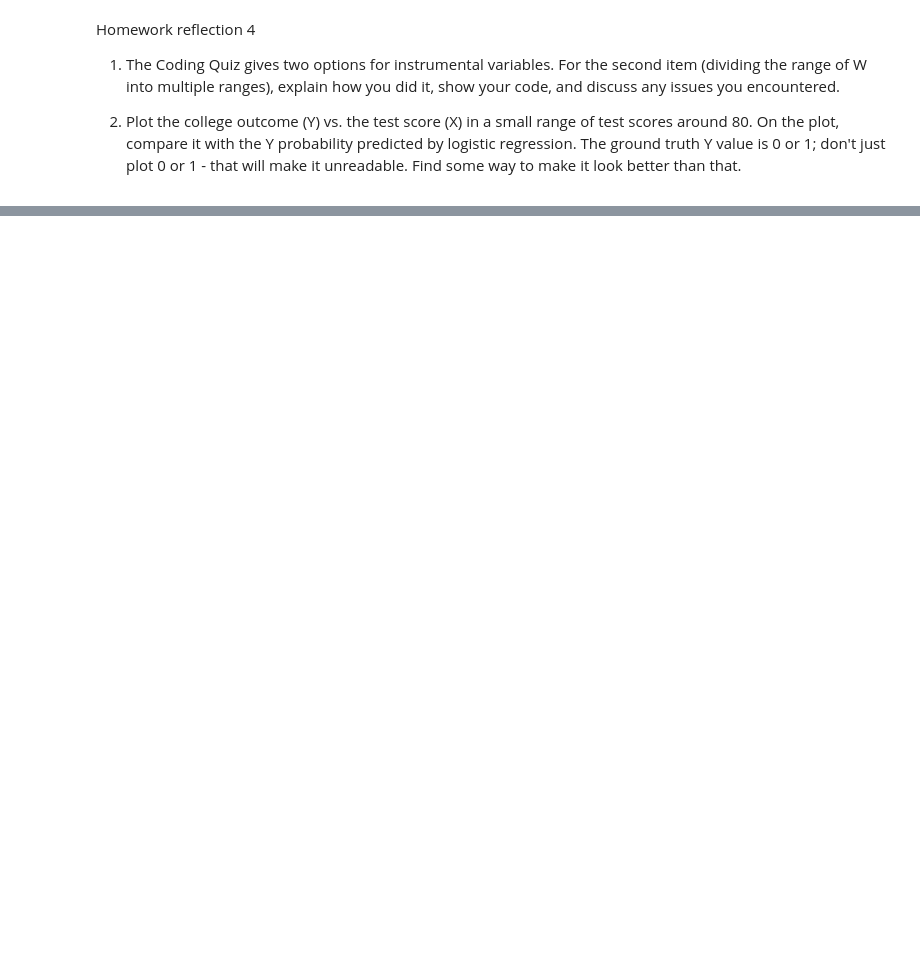
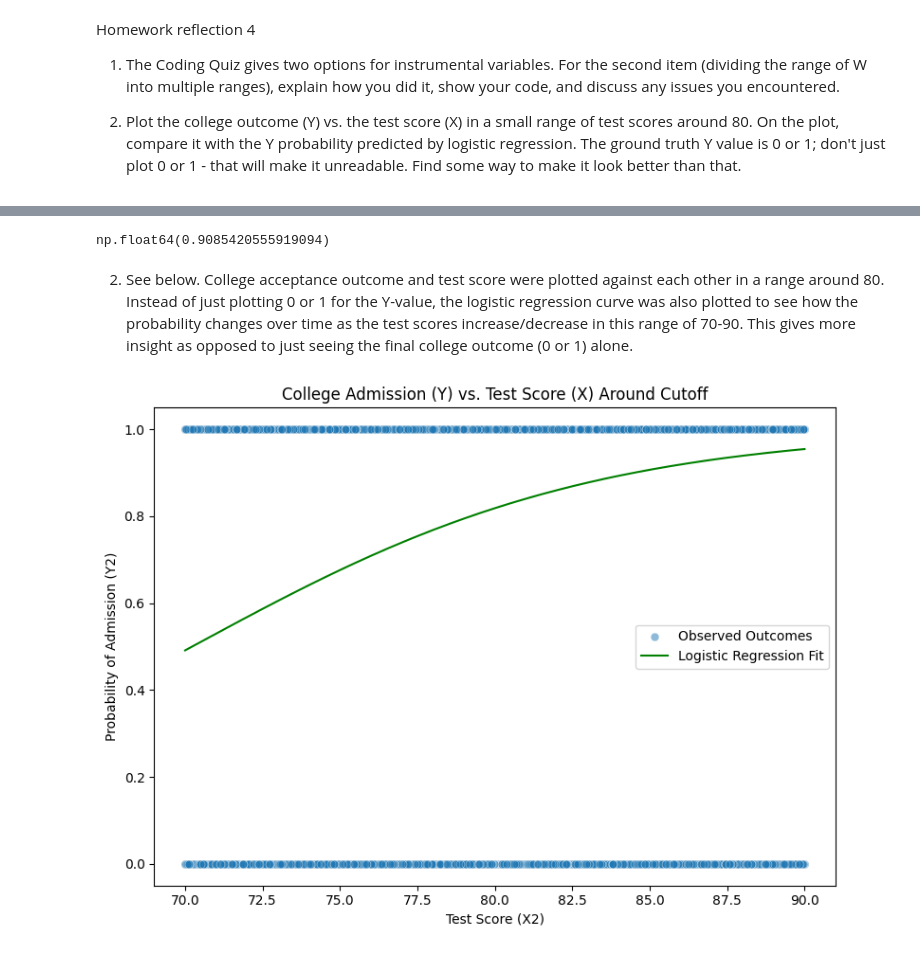
Before and after one commit to ericmach/DX702_Experimental_Design_and_Causality, a Jupyter notebook: Homework_Reflections_1-4_EM.ipynb, the cells around one changed output, grey strips where cells are left out. Cells and saved outputs as stored; diff of their text form; code cells hidden in the pictures; blank space fills up the shorter version.

```diff
--- a/Homework_Reflections_1-4_EM.ipynb
+++ b/Homework_Reflections_1-4_EM.ipynb
@@ -26,0 +82,62 @@ Homework reflection 4
+# %%
+import numpy as np
+import pandas as pd
+
+num_bins = 10
+df = pd.read_csv('homework_4.1.csv')
+df['W_bin'] = pd.cut(df['W'], bins=num_bins)
+
+effects = []
+
+for _, group in df.groupby('W_bin'):
+    mean_Y_Z1 = group[group['Z'] == 1]['Y'].mean()
+    mean_Y_Z0 = group[group['Z'] == 0]['Y'].mean()
+    mean_X_Z1 = group[group['Z'] == 1]['X'].mean()
+    mean_X_Z0 = group[group['Z'] == 0]['X'].mean()
+
+    delta_Y = mean_Y_Z1 - mean_Y_Z0
+    delta_X = mean_X_Z1 - mean_X_Z0
+
+    if np.isfinite(delta_Y) and np.isfinite(delta_X) and delta_X != 0:
+        effects.append(delta_Y / delta_X)
+
+average__effect = np.mean(effects)
+average__effect
+# %% [output]
+np.float64(0.9085420555919094)
+# %% [markdown]
+2. See below. College acceptance outcome and test score were plotted against each other in a range around 80. Instead of just plotting 0 or 1 for the Y-value, the logistic regression curve was also plotted to see how the probability changes over time as the test scores increase/decrease in this range of 70-90. This gives more insight as opposed to just seeing the final college outcome (0 or 1) alone.
+# %%
+import matplotlib.pyplot as plt
+import numpy as np
+import seaborn as sns
+from sklearn.linear_model import LogisticRegression
+
+df_a = pd.read_csv('homework_4.2.a.csv')
+df_b = pd.read_csv('homework_4.2.b.csv')
+
+# defining range of test scores around 80 +/- 10
+cutoff = 80
+band_width = 10
+df_b_band = df_b[(df_b['X2'] >= cutoff - band_width) & (df_b['X2'] <= cutoff + band_width)].copy()
+
+# logistic regression
+X_band = df_b_band[['X2']]
+y_band = df_b_band['Y2']
+log_reg = LogisticRegression()
+log_reg.fit(X_band, y_band)
+
+x_vals = np.linspace(cutoff - band_width, cutoff + band_width, 200).reshape(-1, 1)
+y_probs = log_reg.predict_proba(x_vals)[:, 1]
+
+plt.figure(figsize=(8, 6))
+sns.scatterplot(x='X2', y='Y2', data=df_b_band, alpha=0.5, s=40, label='Observed Outcomes')
+sns.lineplot(x=x_vals.flatten(), y=y_probs, color='green', label='Logistic Regression Fit')
+plt.title("College Admission (Y) vs. Test Score (X) Around Cutoff")
+plt.xlabel("Test Score (X2)")
+plt.ylabel("Probability of Admission (Y2)")
+plt.legend()
+plt.tight_layout()
+plt.show()
+# %% [output]
+[figure, added]
```
Also changed, not shown: parts of 9 cells of this notebook.
